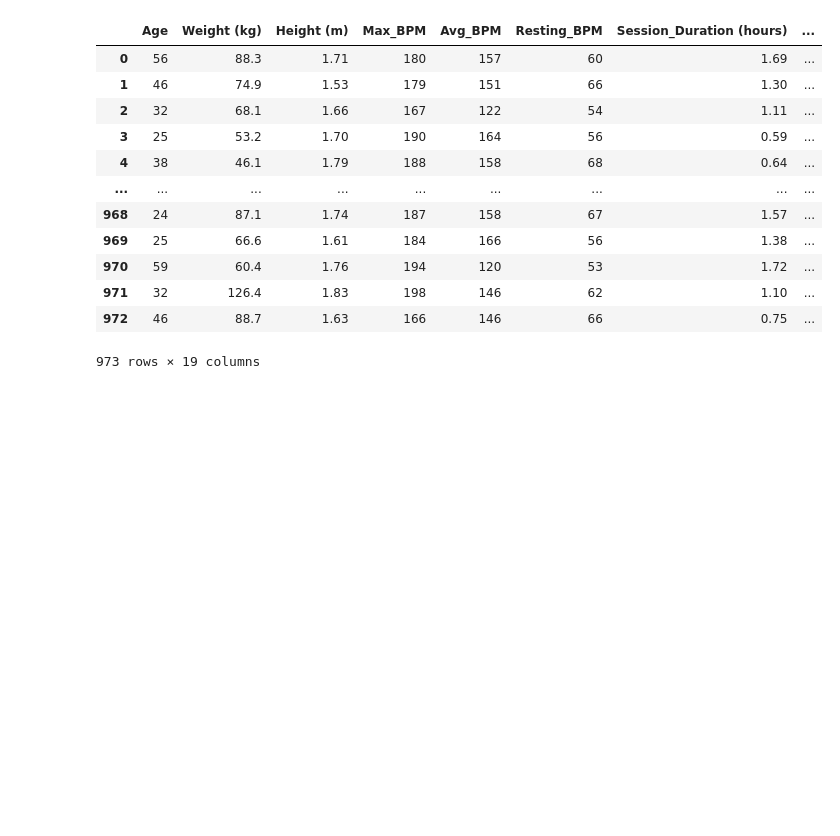
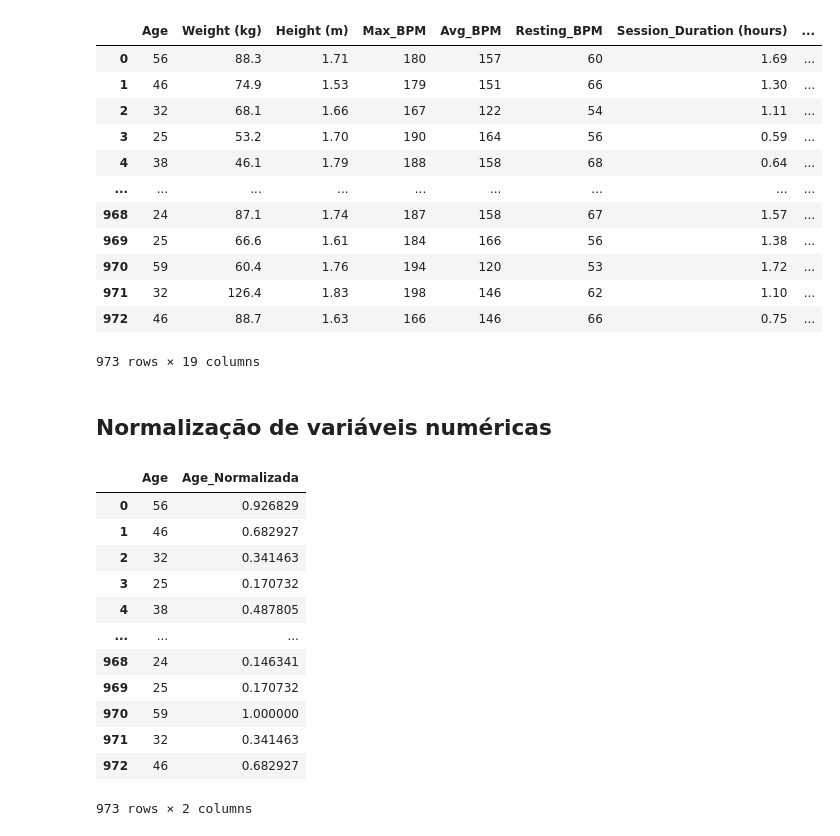
Before and after one commit to MarcioLuizBR/DataWrangling_Cleaning, a Jupyter notebook: DataWrangling_Cleaning.ipynb, the cells around one changed output. Drawn from its saved outputs; the diff is of its cells as text; code cells hidden in the pictures; blank space fills up the shorter version.

```diff
--- a/DataWrangling_Cleaning.ipynb
+++ b/DataWrangling_Cleaning.ipynb
@@ -1174,3 +1174,25 @@ df_gym_final
 | 971 | 32 | 126.4 | 1.83 | 198 | 146 | 62 | 1.10 | ... |
 | 972 | 46 | 88.7 | 1.63 | 166 | 146 | 66 | 0.75 | ... |
 973 rows × 19 columns
+# %% [markdown]
+## Normalização de variáveis numéricas
+# %%
+df_gym_col = df_gym_final["Age"]
+# %%
+df_gym_final["Age_Normalizada"] = (df_gym_col - df_gym_col.min()) / (df_gym_col.max() - df_gym_col.min())
+# %%
+df_gym_final[["Age", "Age_Normalizada"]]
+# %% [output]
+|  | Age | Age_Normalizada |
+| 0 | 56 | 0.926829 |
+| 1 | 46 | 0.682927 |
+| 2 | 32 | 0.341463 |
+| 3 | 25 | 0.170732 |
+| 4 | 38 | 0.487805 |
+| ... | ... | ... |
+| 968 | 24 | 0.146341 |
+| 969 | 25 | 0.170732 |
+| 970 | 59 | 1.000000 |
+| 971 | 32 | 0.341463 |
+| 972 | 46 | 0.682927 |
+973 rows × 2 columns
```
Also changed, not shown: parts of 3 cells of this notebook.
